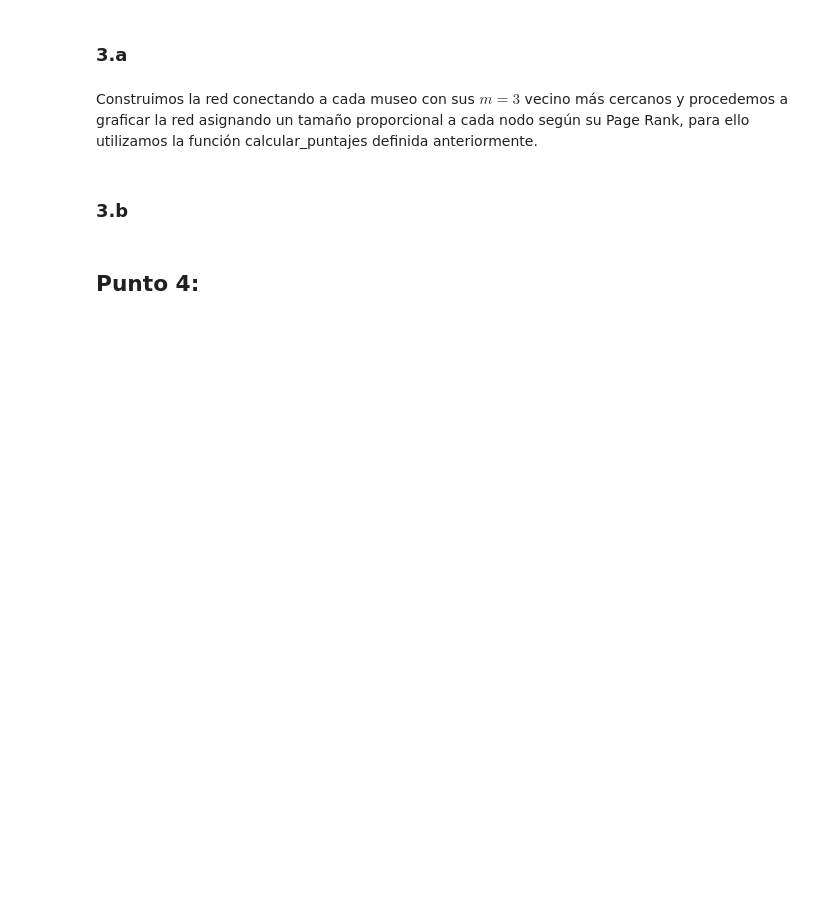
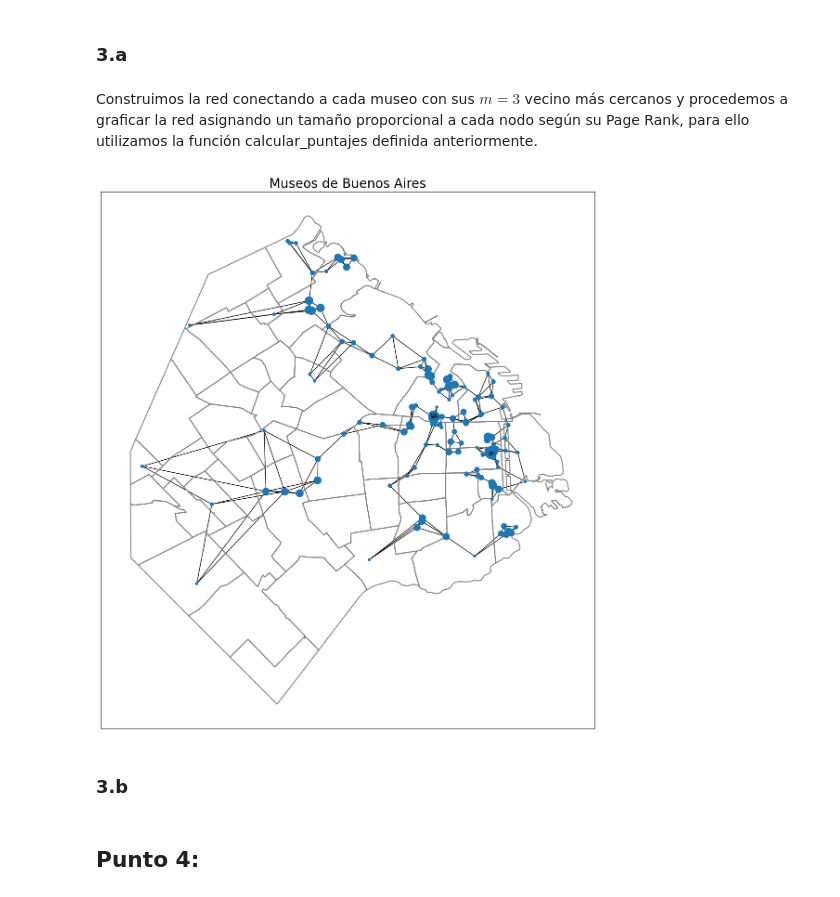
Before and after one commit to nicocarrasco703/alc-tps-1c2025, a Jupyter notebook: TP1_template.ipynb, the cells around one changed output. Drawn from its saved outputs; the diff is of its cells as text; code cells hidden in the pictures; blank space fills up the shorter version.

```diff
--- a/TP1_template.ipynb
+++ b/TP1_template.ipynb
@@ -37,18 +41,3 @@ Ahora construimos la matriz de distancias entre todos los museos. Como la tierra
 D = museos.to_crs("EPSG:22184").geometry.apply(lambda g: museos.to_crs("EPSG:22184").distance(g)).round().to_numpy()
 # %% [markdown]
 ### Matriz de adyacencia: construimos una matriz conectando a cada museo con los $m$ más cercanos
-# %%
-def construye_adyacencia(D,m):
-    # Función que construye la matriz de adyacencia del grafo de museos
-    # D matriz de distancias, m cantidad de links por nodo
-    # Retorna la matriz de adyacencia como un numpy.
-    D = D.copy()
-    l = [] # Lista para guardar las filas
-    for fila in D: # recorriendo las filas, anexamos vectores lógicos
-        l.append(fila<=fila[np.argsort(fila)[m]] ) # En realidad, elegimos todos los nodos que estén a una distancia menor o igual a la del m-esimo más cercano
-    A = np.asarray(l).astype(int) # Convertimos a entero
-    np.fill_diagonal(A,0) # Borramos diagonal para eliminar autolinks
-    return(A)
-
-m = 3 # Cantidad de links por nodo
-A = construye_adyacencia(D,m)
@@ -163,22 +117,24 @@ Construimos la red conectando a cada museo con sus $m = 3$ vecino más cercanos
 # %%
 m = 3 # Cantidad de links por nodo
 A = construye_adyacencia(D,m)
 
 factor_escala = 1e4 # Escalamos los nodos 10 mil veces para que sean bien visibles
 fig, ax = plt.subplots(figsize=(15, 15)) # Visualización de la red en el mapa
 barrios.to_crs("EPSG:22184").boundary.plot(color='gray',ax=ax) # Graficamos Los barrios
-pr = calcular_puntajes(A, 1/5)# Este va a ser su score Page Rank
+pr = calcula_pagerank(A, 1/5)# Este va a ser su score Page Rank
 pr = pr/pr.sum() # Normalizamos para que sume 1
 Nprincipales = 5 # Cantidad de principales
 principales = np.argsort(pr)[-Nprincipales:] # Identificamos a los N principales
 labels = {n: str(n) if i in principales else "" for i, n in enumerate(G.nodes)} # Nombres para esos nodos
 nx.draw_networkx(G,G_layout,node_size = pr*factor_escala, ax=ax,with_labels=False) # Graficamos red
 nx.draw_networkx_labels(G, G_layout, labels=labels, font_size=6, font_color="k") # Agregamos los nombres
 
 #titulo
 plt.title('Museos de Buenos Aires', fontsize=20)
 
 plt.show()
+# %% [output]
+[figure, added]
 # %% [markdown]
 ### 3.b
 # %% [markdown]
```
Also changed, not shown: parts of 9 cells of this notebook, 1 other file.
